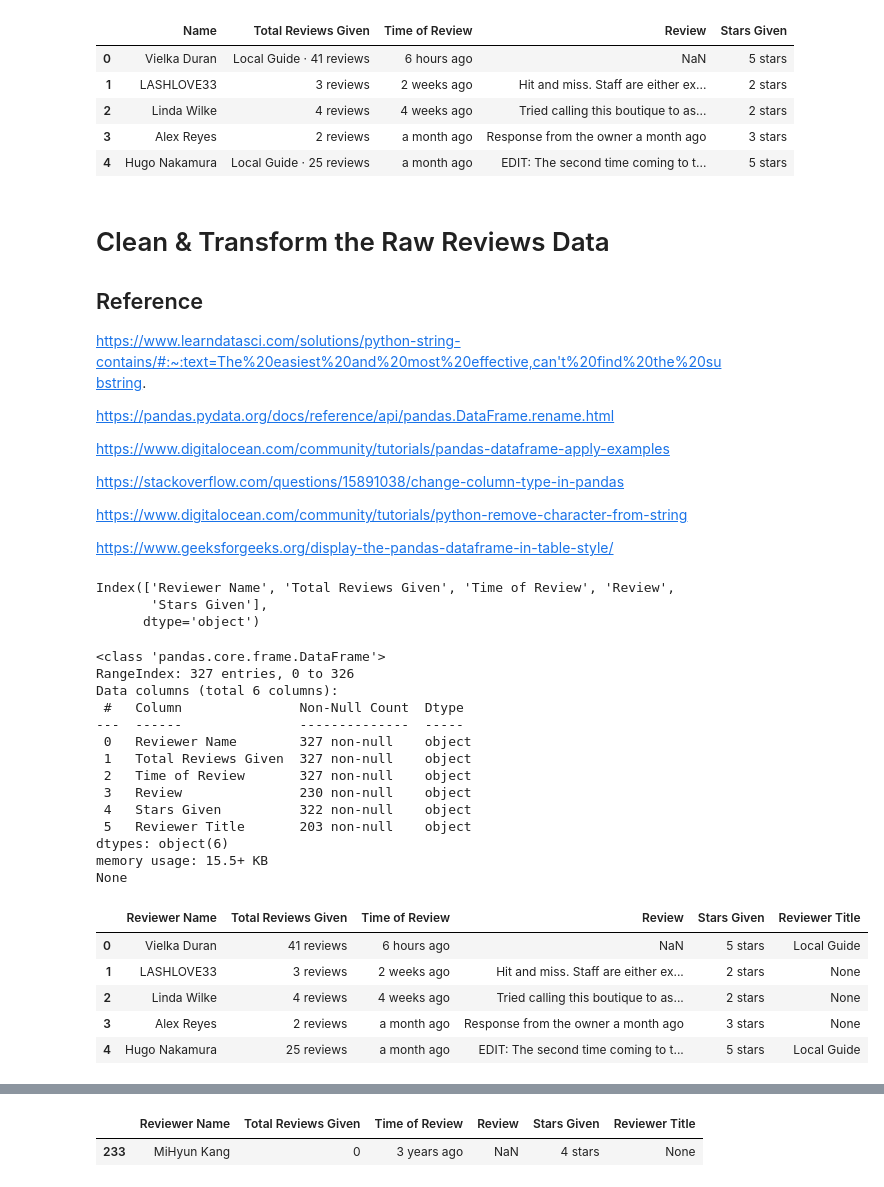
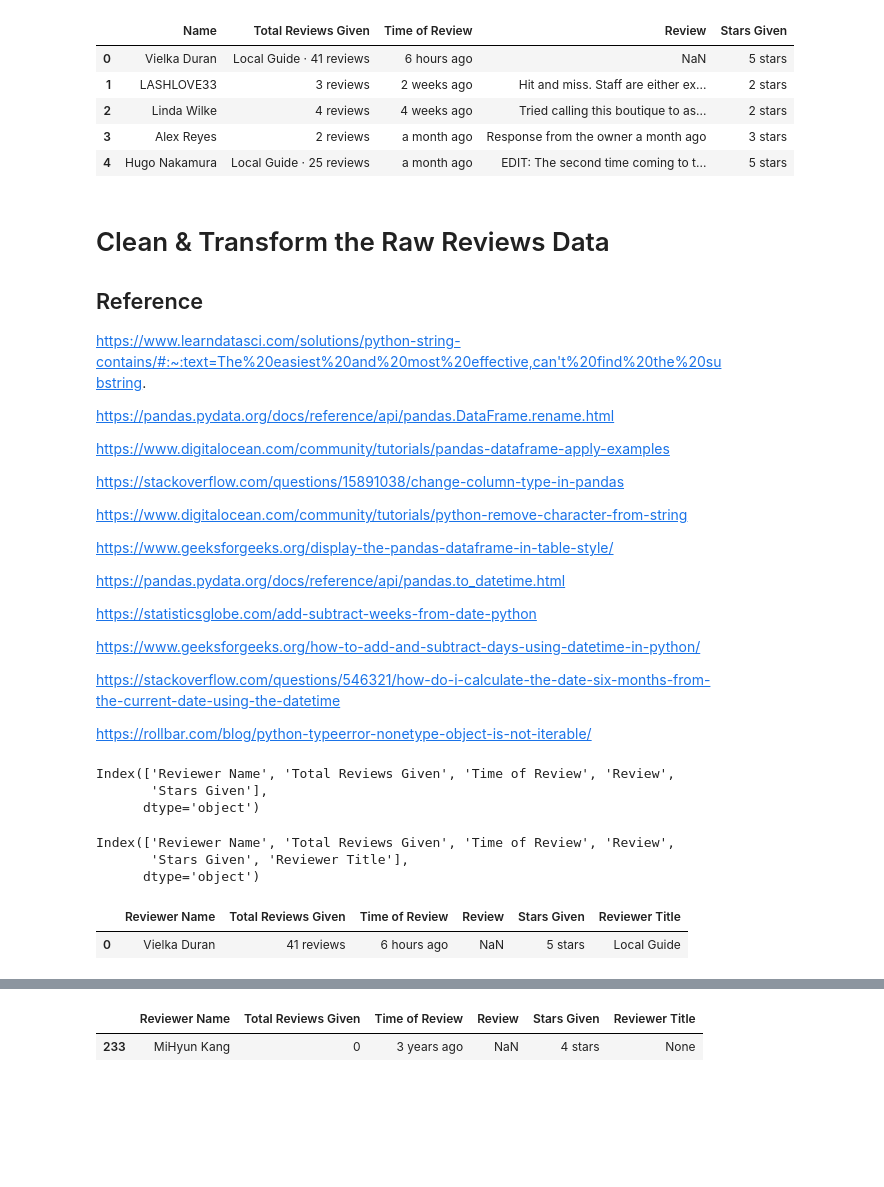
Before and after one commit to kjeshang/NespressoMetropolisCustomerReviewAnalysis, a Jupyter notebook: 2_DataCleaning.ipynb, the cells around one changed output, grey strips where cells are left out. Cells and saved outputs as stored; diff of their text form; code cells hidden in the pictures; blank space fills up the shorter version.

```diff
--- a/2_DataCleaning.ipynb
+++ b/2_DataCleaning.ipynb
@@ -69,6 +71,16 @@ https://stackoverflow.com/questions/15891038/change-column-type-in-pandas
 https://www.digitalocean.com/community/tutorials/python-remove-character-from-string
 
 https://www.geeksforgeeks.org/display-the-pandas-dataframe-in-table-style/
+
+https://pandas.pydata.org/docs/reference/api/pandas.to_datetime.html
+
+https://statisticsglobe.com/add-subtract-weeks-from-date-python
+
+https://www.geeksforgeeks.org/how-to-add-and-subtract-days-using-datetime-in-python/
+
+https://stackoverflow.com/questions/546321/how-do-i-calculate-the-date-six-months-from-the-current-date-using-the-datetime
+
+https://rollbar.com/blog/python-typeerror-nonetype-object-is-not-iterable/
 # %%
 # Create a copy of raw Reviews data for data cleaning
 dfCleaned_reviews = dfRaw_reviews.copy();
@@ -83,39 +95,24 @@ Index(['Reviewer Name', 'Total Reviews Given', 'Time of Review', 'Review',
 # %%
 # Retrieve reviewer title from 'Total Reviews Given' column
 # and create a new 'Reviewer Title' column
 def get_reviewerTitle(df):
     df['Reviewer Title'] = None;
     for i in df.index:
         if '·' in df.loc[i, 'Total Reviews Given']:
             colValue = df.loc[i, 'Total Reviews Given'].split('·');
             df.loc[i, 'Reviewer Title'] = colValue[0].strip();
             df.loc[i, 'Total Reviews Given'] = colValue[1].strip();
-    print(df.info());
     return df;
 
 dfCleaned_reviews = get_reviewerTitle(dfCleaned_reviews);
-dfCleaned_reviews.head()
+print(dfCleaned_reviews.columns);
+dfCleaned_reviews.head(1)
 # %% [output]
-<class 'pandas.core.frame.DataFrame'>
-RangeIndex: 327 entries, 0 to 326
-Data columns (total 6 columns):
- #   Column               Non-Null Count  Dtype
----  ------               --------------  -----
- 0   Reviewer Name        327 non-null    object
- 1   Total Reviews Given  327 non-null    object
- 2   Time of Review       327 non-null    object
- 3   Review               230 non-null    object
- 4   Stars Given          322 non-null    object
- 5   Reviewer Title       203 non-null    object
-dtypes: object(6)
-memory usage: 15.5+ KB
-None
+Index(['Reviewer Name', 'Total Reviews Given', 'Time of Review', 'Review',
+       'Stars Given', 'Reviewer Title'],
+      dtype='object')
 |  | Reviewer Name | Total Reviews Given | Time of Review | Review | Stars Given | Reviewer Title |
 | 0 | Vielka Duran | 41 reviews | 6 hours ago | NaN | 5 stars | Local Guide |
-| 1 | LASHLOVE33 | 3 reviews | 2 weeks ago | Hit and miss. Staff are either ex... | 2 stars | None |
-| 2 | Linda Wilke | 4 reviews | 4 weeks ago | Tried calling this boutique to as... | 2 stars | None |
-| 3 | Alex Reyes | 2 reviews | a month ago | Response from the owner a month ago | 3 stars | None |
-| 4 | Hugo Nakamura | 25 reviews | a month ago | EDIT: The second time coming to t... | 5 stars | Local Guide |
 # %%
 # Clean 'Total Reviews Given' column
 dfCleaned_reviews['Total Reviews Given'] = dfCleaned_reviews['Total Reviews Given'].apply(lambda x: x.split(" ")[0]);
```
Also changed, not shown: parts of 12 cells of this notebook, 1 other file.
